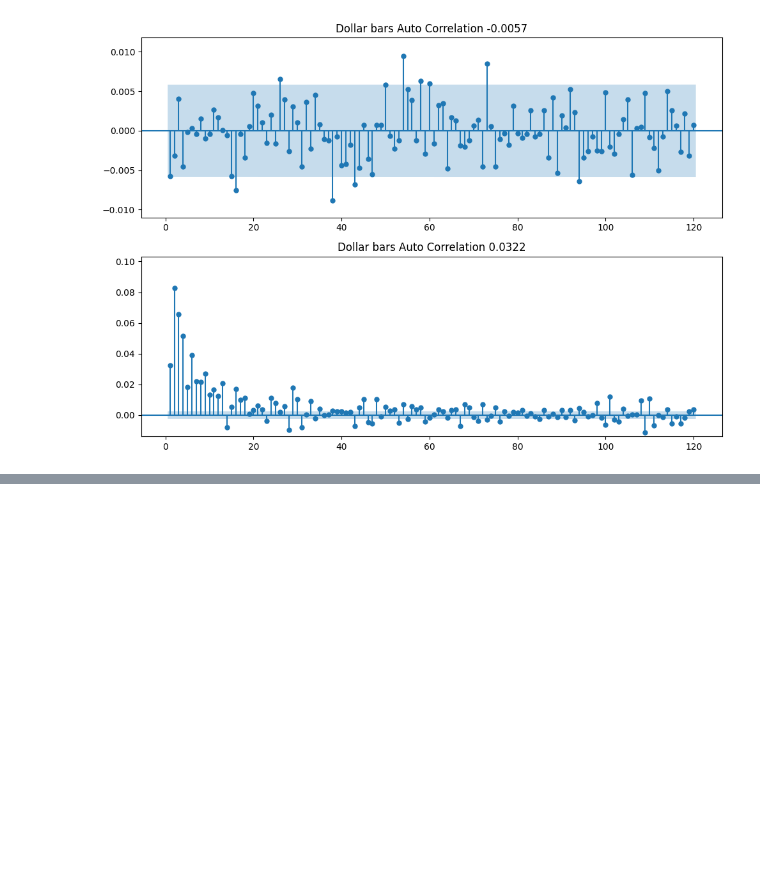
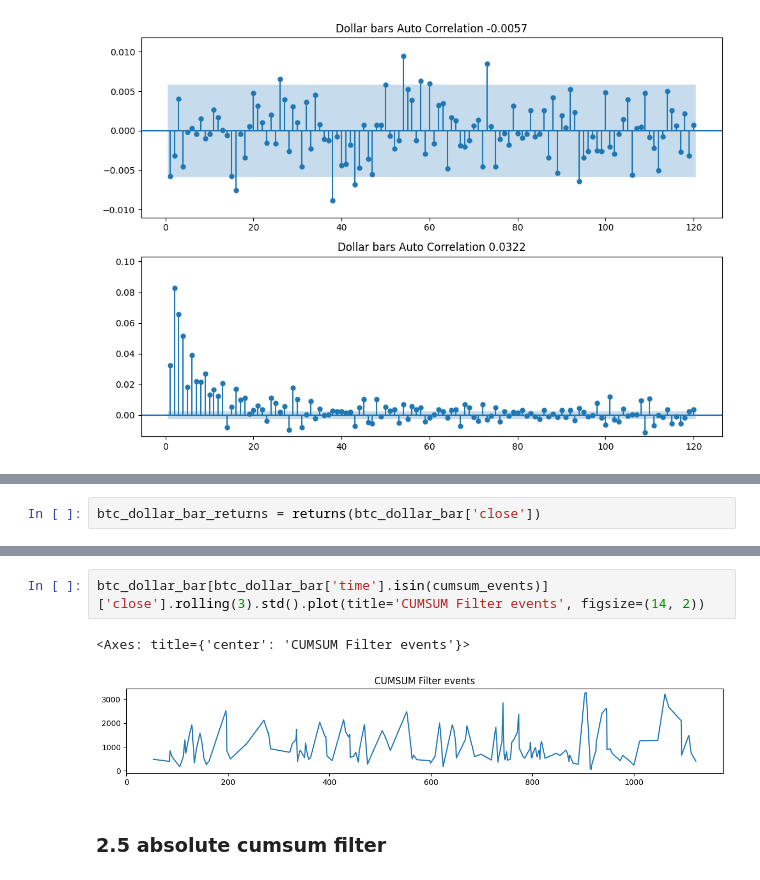
Before and after one commit to yakir4123/Advances-In-Financial-Machine-Learning, a Jupyter notebook: Chapter2.ipynb, the cells around one changed output, grey strips where cells are left out. Drawn from its saved outputs; the diff is of its cells as text; blank space fills up the shorter version.

```diff
--- a/Chapter2.ipynb
+++ b/Chapter2.ipynb
@@ -457,0 +599,2 @@ sol_transactions = load_df(f"Advances-In-Financial-Machine-Learning\data\SOLUSDT
+# %%
+btc_dollar_bar_returns = returns(btc_dollar_bar['close'])
@@ -457,0 +616,7 @@ sol_transactions = load_df(f"Advances-In-Financial-Machine-Learning\data\SOLUSDT
+# %%
+btc_dollar_bar[btc_dollar_bar['time'].isin(cumsum_events)]['close'].rolling(3).std().plot(title='CUMSUM Filter events', figsize=(14, 2))
+# %% [output]
+<Axes: title={'center': 'CUMSUM Filter events'}>
+[figure, added]
+# %% [markdown]
+### 2.5 absolute cumsum filter
```
Also changed, not shown: parts of 31 cells of this notebook, 1 other file.
